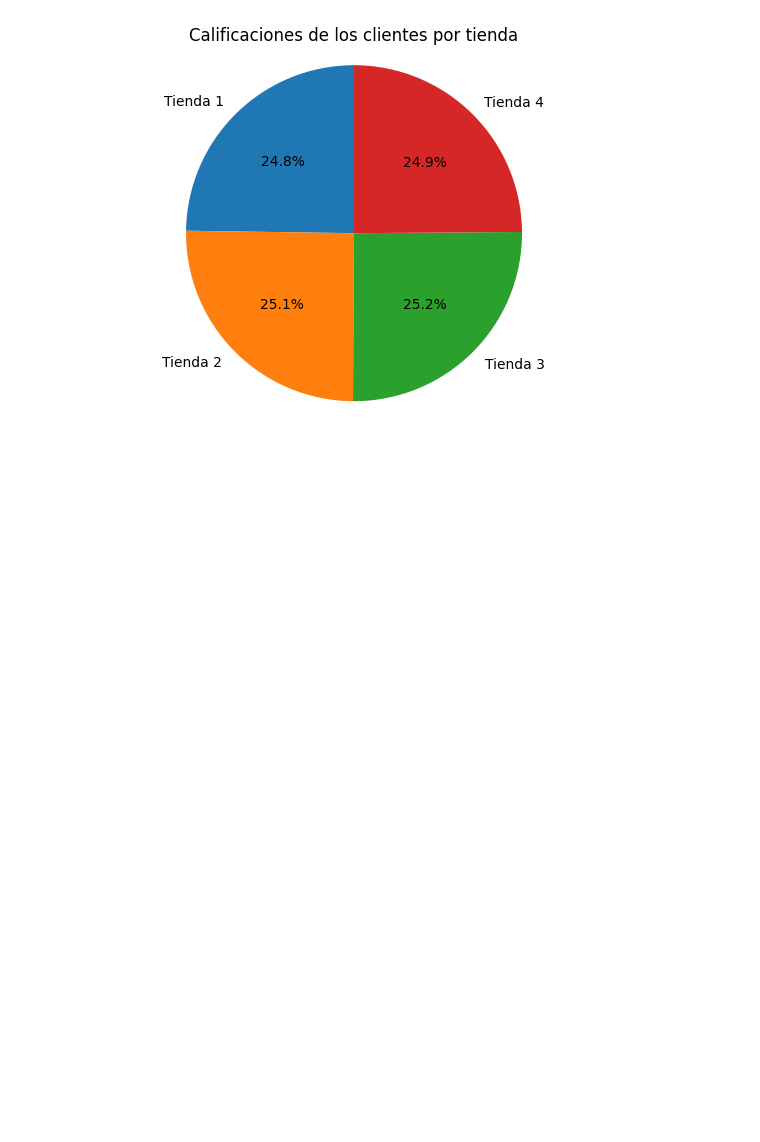
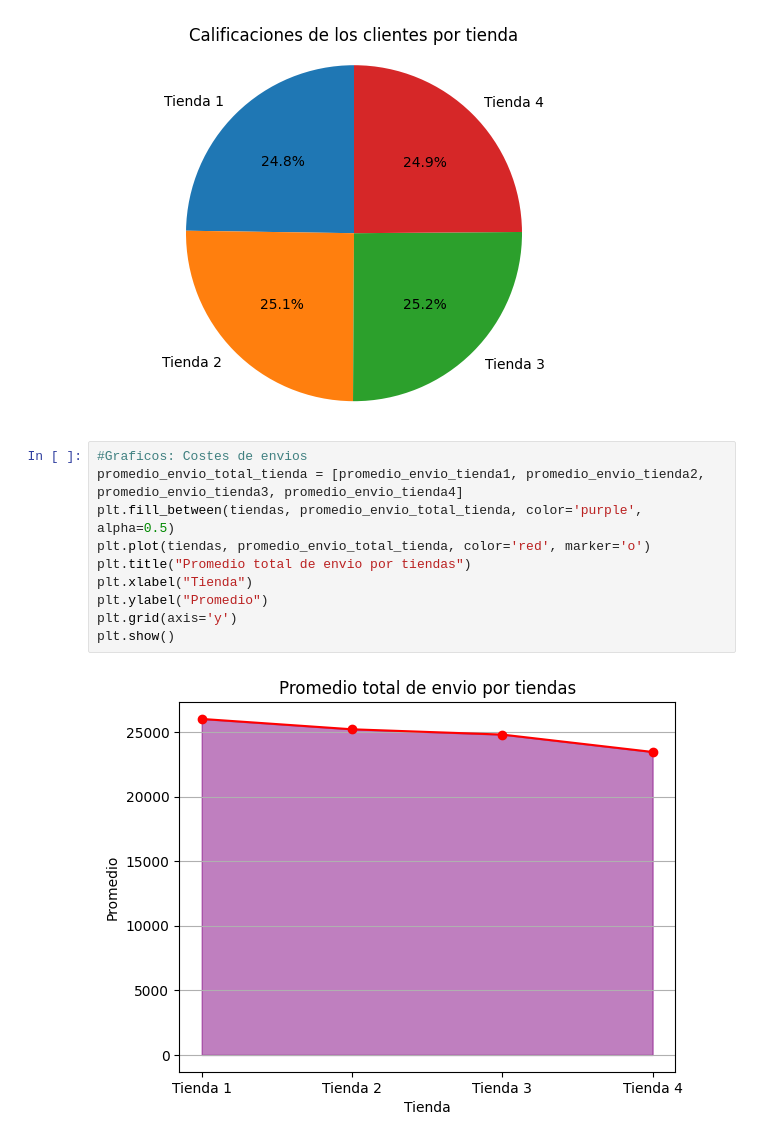
Before and after one commit to AndresCMontejo/Proyecto_Data_Scientist, a Jupyter notebook: AluraStoreLatam.ipynb, the cells around one changed output. Drawn from its saved outputs; the diff is of its cells as text; blank space fills up the shorter version.

```diff
--- a/AluraStoreLatam.ipynb
+++ b/AluraStoreLatam.ipynb
@@ -192,3 +187,15 @@ plt.axis('equal')
 plt.show()
 # %% [output]
 [figure]
+# %%
+#Graficos: Costes de envios
+promedio_envio_total_tienda = [promedio_envio_tienda1, promedio_envio_tienda2, promedio_envio_tienda3, promedio_envio_tienda4]
+plt.fill_between(tiendas, promedio_envio_total_tienda, color='purple', alpha=0.5)
+plt.plot(tiendas, promedio_envio_total_tienda, color='red', marker='o')
+plt.title("Promedio total de envio por tiendas")
+plt.xlabel("Tienda")
+plt.ylabel("Promedio")
+plt.grid(axis='y')
+plt.show()
+# %% [output]
+[figure, added]
```
Also changed, not shown: parts of 1 cell of this notebook.
